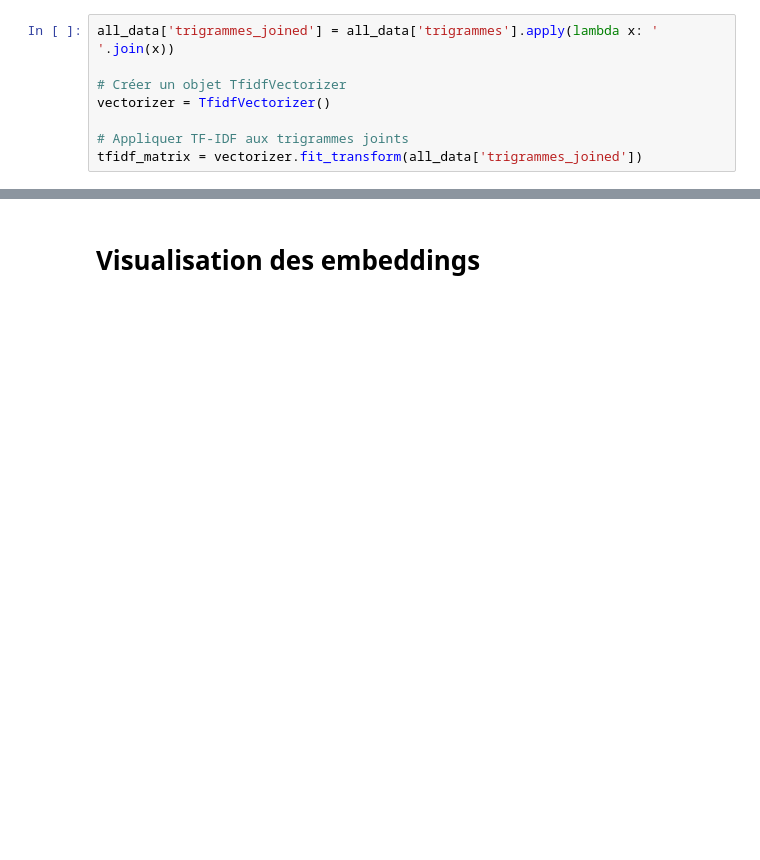
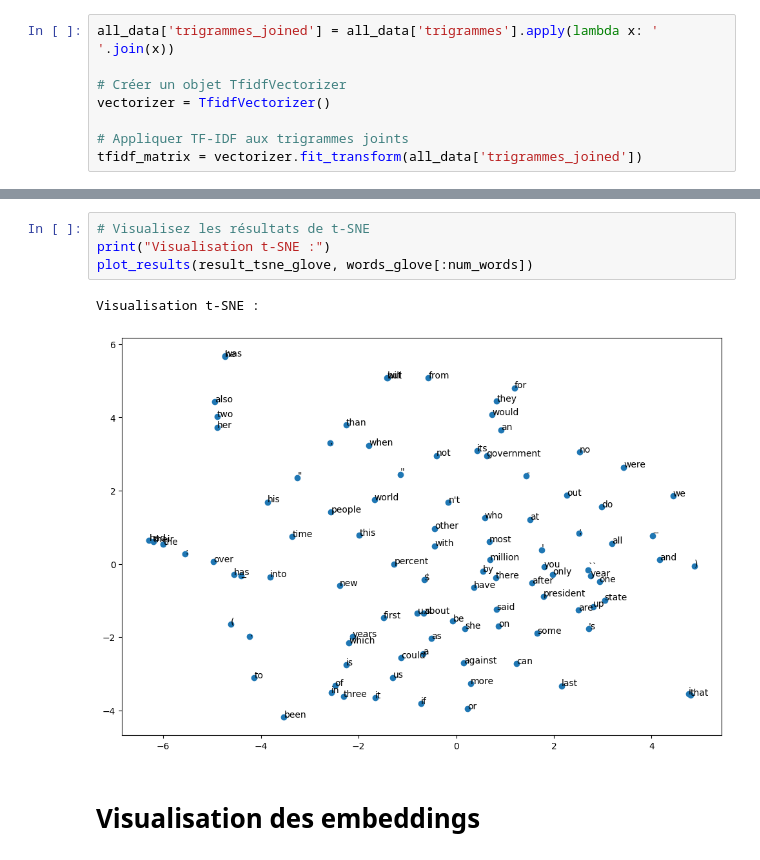
Before and after one commit to LisaLOUNIS/NLP, a Jupyter notebook: project2.ipynb, the cells around one changed output, grey strips where cells are left out. Drawn from its saved outputs; the diff is of its cells as text; blank space fills up the shorter version.

```diff
--- a/project2.ipynb
+++ b/project2.ipynb
@@ -250,3 +345,10 @@ tfidf_matrix = vectorizer.fit_transform(all_data['trigrammes_joined'])
+# %%
+# Visualisez les résultats de t-SNE
+print("Visualisation t-SNE :")
+plot_results(result_tsne_glove, words_glove[:num_words])
+# %% [output]
+Visualisation t-SNE :
+[figure, added]
 # %% [markdown]
 # Visualisation des embeddings
 # %%
```
Also changed, not shown: parts of 18 cells of this notebook.
